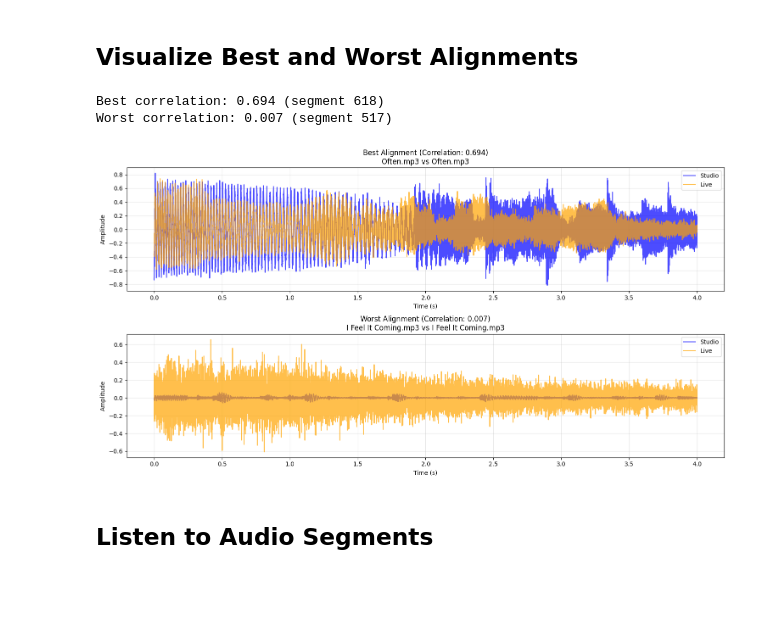
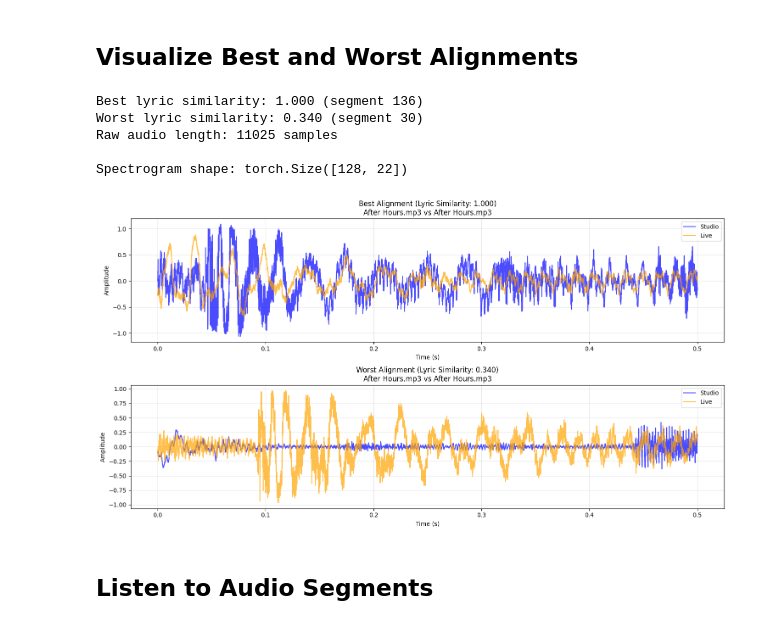
Before and after one commit to ved-patel226/Liveify, a Jupyter notebook: src/notebooks/dataset_vis.ipynb, the cells around one changed output. Cells and saved outputs as stored; diff of their text form; code cells hidden in the pictures; blank space fills up the shorter version.

```diff
--- a/src/notebooks/dataset_vis.ipynb
+++ b/src/notebooks/dataset_vis.ipynb
@@ -15,9 +15,8 @@ dataset = StudioLiveDataset(
     studio_dir=STUDIO_PATH,
     live_dir=LIVE_PATH,
     sr=22050,
-    segment_duration=4.0,  # 4 second segments
-    development_mode=False,
-    max_offset_sec=100.0
+    segment_duration=0.5,  # 0.5 second segments
+    development_mode=True,
 )
 
 print(f"Dataset loaded with {len(dataset)} segments")
@@ -43,21 +27,21 @@ Warning: Whisper transcription failed for Often.mp3: cannot reshape tensor of 0
 # %% [markdown]
 ## Visualize segments
 # %%
-correlations = []
+similarities = []
 durations = []
 pairs_info = []
 
 for i in range(len(dataset)):
     info = dataset.get_pair_info(i)
-    correlations.append(info['correlation'])
+    similarities.append(info['lyric_similarity'])
     durations.append(info['duration'])
     pairs_info.append(info)
 
-print(f"Correlation stats:")
-print(f"  Mean: {np.mean(correlations):.3f}")
-print(f"  Min: {np.min(correlations):.3f}")
-print(f"  Max: {np.max(correlations):.3f}")
-print(f"  Std: {np.std(correlations):.3f}")
+print(f"Lyric similarity stats:")
+print(f"  Mean: {np.mean(similarities):.3f}")
+print(f"  Min: {np.min(similarities):.3f}")
+print(f"  Max: {np.max(similarities):.3f}")
+print(f"  Std: {np.std(similarities):.3f}")
 
 print(f"\nDuration stats:")
 print(f"  Mean: {np.mean(durations):.2f}s")
@@ -90,49 +74,64 @@ plt.show()
 # %% [markdown]
 ## Visualize Best and Worst Alignments
 # %%
-best_idx = np.argmax(correlations)
-worst_idx = np.argmin(correlations)
+best_idx = np.argmax(similarities)
+worst_idx = np.argmin(similarities)
 
-print(f"Best correlation: {correlations[best_idx]:.3f} (segment {best_idx})")
-print(f"Worst correlation: {correlations[worst_idx]:.3f} (segment {worst_idx})")
+print(f"Best lyric similarity: {similarities[best_idx]:.3f} (segment {best_idx})")
+print(f"Worst lyric similarity: {similarities[worst_idx]:.3f} (segment {worst_idx})")
 
-best_x, best_y = dataset[best_idx]
-worst_x, worst_y = dataset[worst_idx]
+# dataset[idx] returns spectrograms, not raw audio
+best_spec_x, best_spec_y = dataset[best_idx]
+worst_spec_x, worst_spec_y = dataset[worst_idx]
+
+# get raw audio from the underlying pairs for playback
+
+best_audio_x = dataset.pairs[best_idx]["studio"]
+print(f"Raw audio length: {len(best_audio_x)} samples")
+
+best_audio_y = dataset.pairs[best_idx]["live"]
+print(f"\nSpectrogram shape: {best_spec_x.shape}")
+
+worst_audio_x = dataset.pairs[worst_idx]["studio"]
+
+worst_audio_y = dataset.pairs[worst_idx]["live"]
+worst_info = dataset.get_pair_info(worst_idx)
 
 best_info = dataset.get_pair_info(best_idx)
-worst_info = dataset.get_pair_info(worst_idx)
 # %% [output]
-Best correlation: 0.694 (segment 618)
-Worst correlation: 0.007 (segment 517)
+Best lyric similarity: 1.000 (segment 136)
+Worst lyric similarity: 0.340 (segment 30)
+Raw audio length: 11025 samples
+
+Spectrogram shape: torch.Size([128, 22])
 # %%
+# --- Waveform plots (raw audio) ---
 fig, axes = plt.subplots(2, 1, figsize=(15, 8))
 
 sr = 22050
-time_best = np.arange(len(best_x)) / sr
-time_worst = np.arange(len(worst_x)) / sr
+time_best = np.arange(len(best_audio_x)) / sr
+time_worst = np.arange(len(worst_audio_x)) / sr
 
-# best alignment
-axes[0].plot(time_best, best_x.numpy(), alpha=0.7, label='Studio', color='blue')
-axes[0].plot(time_best, best_y.numpy(), alpha=0.7, label='Live', color='orange')
-axes[0].set_title(f"Best Alignment (Correlation: {best_info['correlation']:.3f})\n{best_info['studio_name']} vs {best_info['live_name']}")
+axes[0].plot(time_best, best_audio_x, alpha=0.7, label='Studio', color='blue')
+axes[0].plot(time_best[:len(best_audio_y)], best_audio_y[:len(best_audio_x)], alpha=0.7, label='Live', color='orange')
+axes[0].set_title(f"Best Alignment (Lyric Similarity: {best_info['lyric_similarity']:.3f})\n{best_info['studio_name']} vs {best_info['live_name']}")
 axes[0].set_xlabel('Time (s)')
 axes[0].set_ylabel('Amplitude')
 axes[0].legend()
 axes[0].grid(True, alpha=0.3)
 
-# worst alignment
-axes[1].plot(time_worst, worst_x.numpy(), alpha=0.7, label='Studio', color='blue')
-axes[1].plot(time_worst, worst_y.numpy(), alpha=0.7, label='Live', color='orange')
-axes[1].set_title(f"Worst Alignment (Correlation: {worst_info['correlation']:.3f})\n{worst_info['studio_name']} vs {worst_info['live_name']}")
+axes[1].plot(time_worst, worst_audio_x, alpha=0.7, label='Studio', color='blue')
+axes[1].plot(time_worst[:len(worst_audio_y)], worst_audio_y[:len(worst_audio_x)], alpha=0.7, label='Live', color='orange')
+axes[1].set_title(f"Worst Alignment (Lyric Similarity: {worst_info['lyric_similarity']:.3f})\n{worst_info['studio_name']} vs {worst_info['live_name']}")
 axes[1].set_xlabel('Time (s)')
 axes[1].set_ylabel('Amplitude')
 axes[1].legend()
 axes[1].grid(True, alpha=0.3)
 
 plt.tight_layout()
 plt.show()
 # %% [output]
-[figure, old version]
+[figure, new version]
 # %% [markdown]
 ## Listen to Audio Segments
 # %%
```
Also changed, not shown: parts of 8 cells of this notebook, 9 other files.
